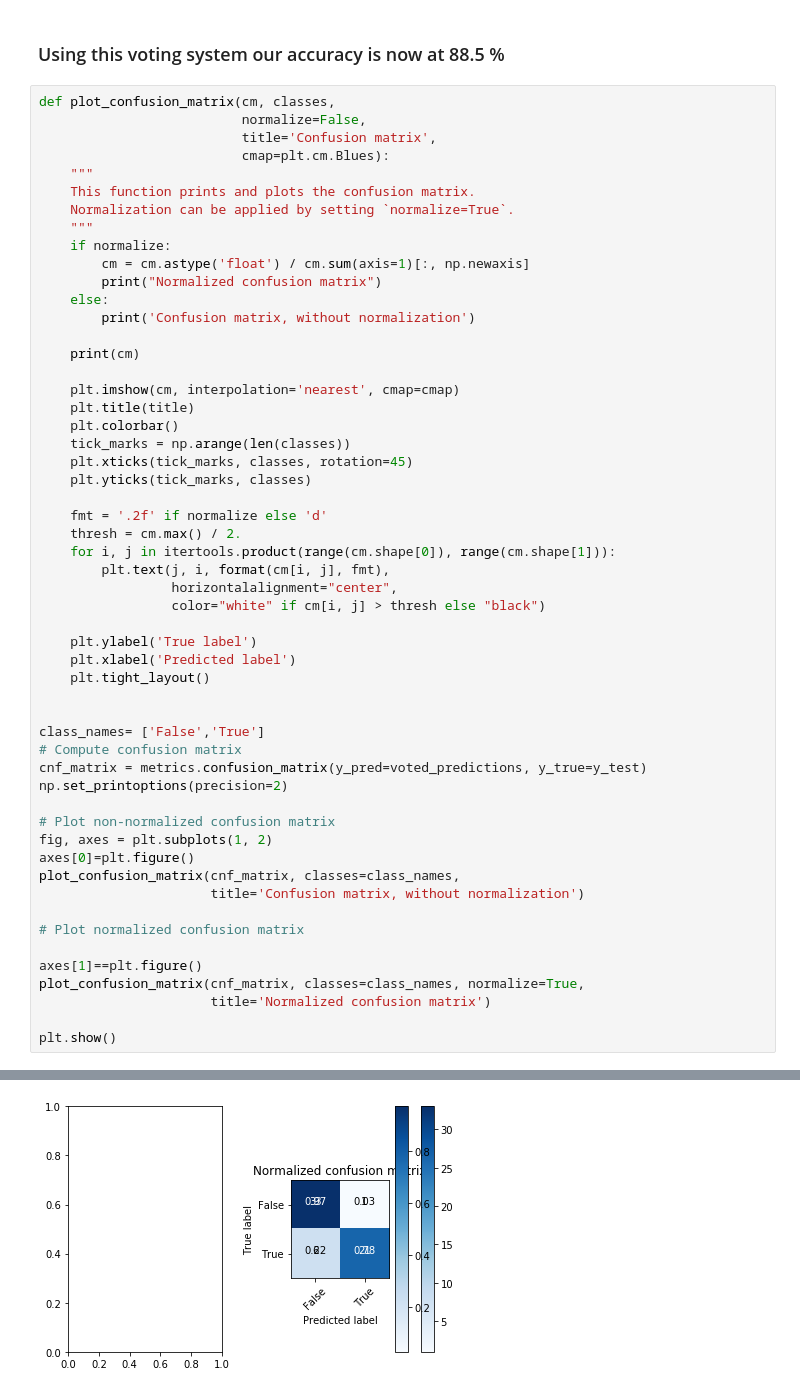
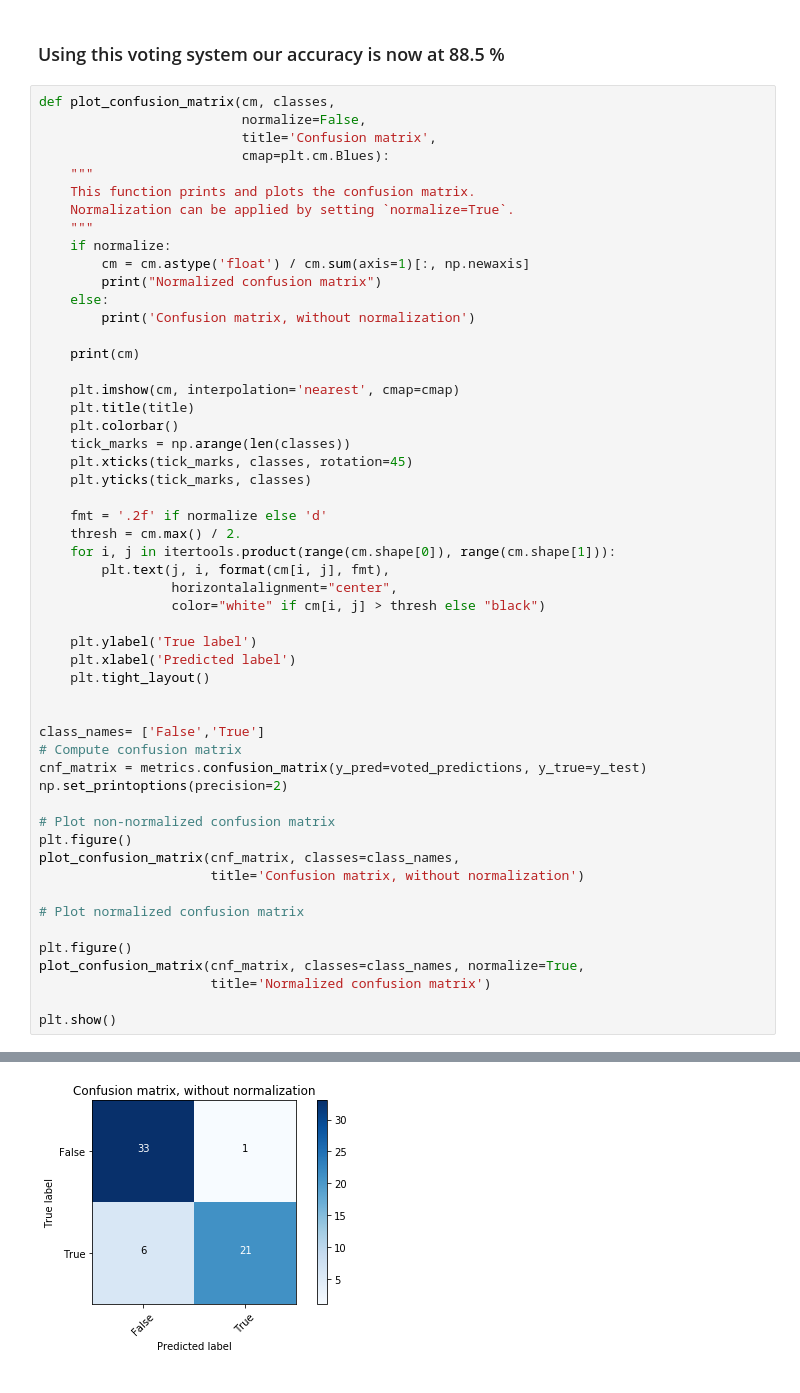
Before and after one commit to sami2310/Heart_disease_prediction, a Jupyter notebook: data_exploration.ipynb, the cells around one changed output, grey strips where cells are left out. Cells and saved outputs as stored; diff of their text form.

```diff
--- a/data_exploration.ipynb
+++ b/data_exploration.ipynb
@@ -505,34 +505,33 @@ def plot_confusion_matrix(cm, classes,
                  horizontalalignment="center",
                  color="white" if cm[i, j] > thresh else "black")
 
     plt.ylabel('True label')
     plt.xlabel('Predicted label')
     plt.tight_layout()
 
 
 class_names= ['False','True']
 # Compute confusion matrix
 cnf_matrix = metrics.confusion_matrix(y_pred=voted_predictions, y_true=y_test)
 np.set_printoptions(precision=2)
 
 # Plot non-normalized confusion matrix
-fig, axes = plt.subplots(1, 2)
-axes[0]=plt.figure()
+plt.figure()
 plot_confusion_matrix(cnf_matrix, classes=class_names,
                       title='Confusion matrix, without normalization')
 
 # Plot normalized confusion matrix
 
-axes[1]==plt.figure()
+plt.figure()
 plot_confusion_matrix(cnf_matrix, classes=class_names, normalize=True,
                       title='Normalized confusion matrix')
 
 plt.show()
 # %% [output]
 Confusion matrix, without normalization
 [[33  1]
  [ 6 21]]
 Normalized confusion matrix
 [[0.97 0.03]
  [0.22 0.78]]
-[figure, old version]
+[figure, new version]
```
Also changed, not shown: parts of 1 cell of this notebook.
